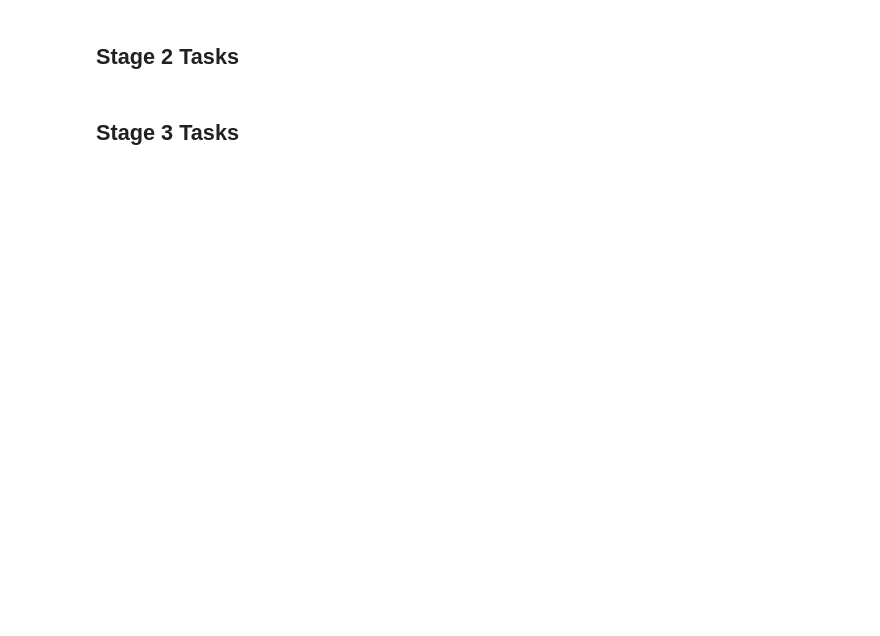
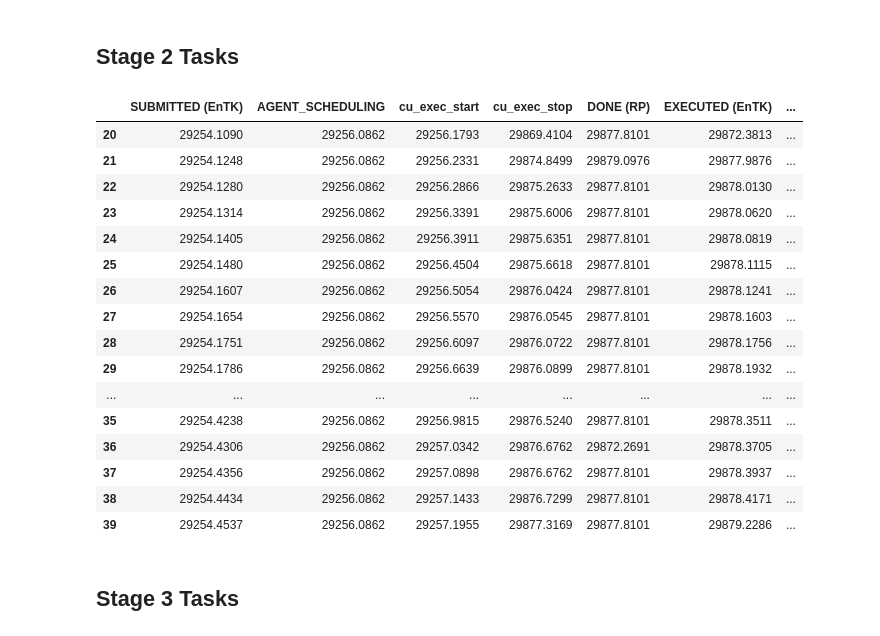
Before and after one commit to radical-experiments/htbac-escience-18, a Jupyter notebook: workflow/stress-ng-10-minutes.ipynb, the cells around one changed output. Drawn from its saved outputs; the diff is of its cells as text; code cells hidden in the pictures; blank space fills up the shorter version.

```diff
--- a/workflow/stress-ng-10-minutes.ipynb
+++ b/workflow/stress-ng-10-minutes.ipynb
@@ -231,6 +170,25 @@ stage_1 = df[0:20]
 ## Stage 2 Tasks
 # %%
 stage_2 = df[20:40]
+stage_2
+# %% [output]
+|  | SUBMITTED (EnTK) | AGENT_SCHEDULING | cu_exec_start | cu_exec_stop | DONE (RP) | EXECUTED (EnTK) | ... |
+| 20 | 29254.1090 | 29256.0862 | 29256.1793 | 29869.4104 | 29877.8101 | 29872.3813 | ... |
+| 21 | 29254.1248 | 29256.0862 | 29256.2331 | 29874.8499 | 29879.0976 | 29877.9876 | ... |
+| 22 | 29254.1280 | 29256.0862 | 29256.2866 | 29875.2633 | 29877.8101 | 29878.0130 | ... |
+| 23 | 29254.1314 | 29256.0862 | 29256.3391 | 29875.6006 | 29877.8101 | 29878.0620 | ... |
+| 24 | 29254.1405 | 29256.0862 | 29256.3911 | 29875.6351 | 29877.8101 | 29878.0819 | ... |
+| 25 | 29254.1480 | 29256.0862 | 29256.4504 | 29875.6618 | 29877.8101 | 29878.1115 | ... |
+| 26 | 29254.1607 | 29256.0862 | 29256.5054 | 29876.0424 | 29877.8101 | 29878.1241 | ... |
+| 27 | 29254.1654 | 29256.0862 | 29256.5570 | 29876.0545 | 29877.8101 | 29878.1603 | ... |
+| 28 | 29254.1751 | 29256.0862 | 29256.6097 | 29876.0722 | 29877.8101 | 29878.1756 | ... |
+| 29 | 29254.1786 | 29256.0862 | 29256.6639 | 29876.0899 | 29877.8101 | 29878.1932 | ... |
+| ... | ... | ... | ... | ... | ... | ... | ... |
+| 35 | 29254.4238 | 29256.0862 | 29256.9815 | 29876.5240 | 29877.8101 | 29878.3511 | ... |
+| 36 | 29254.4306 | 29256.0862 | 29257.0342 | 29876.6762 | 29872.2691 | 29878.3705 | ... |
+| 37 | 29254.4356 | 29256.0862 | 29257.0898 | 29876.6762 | 29877.8101 | 29878.3937 | ... |
+| 38 | 29254.4434 | 29256.0862 | 29257.1433 | 29876.7299 | 29877.8101 | 29878.4171 | ... |
+| 39 | 29254.4537 | 29256.0862 | 29257.1955 | 29877.3169 | 29877.8101 | 29879.2286 | ... |
 # %% [markdown]
 ## Stage 3 Tasks
 # %%
```
Also changed, not shown: parts of 5 cells of this notebook.
